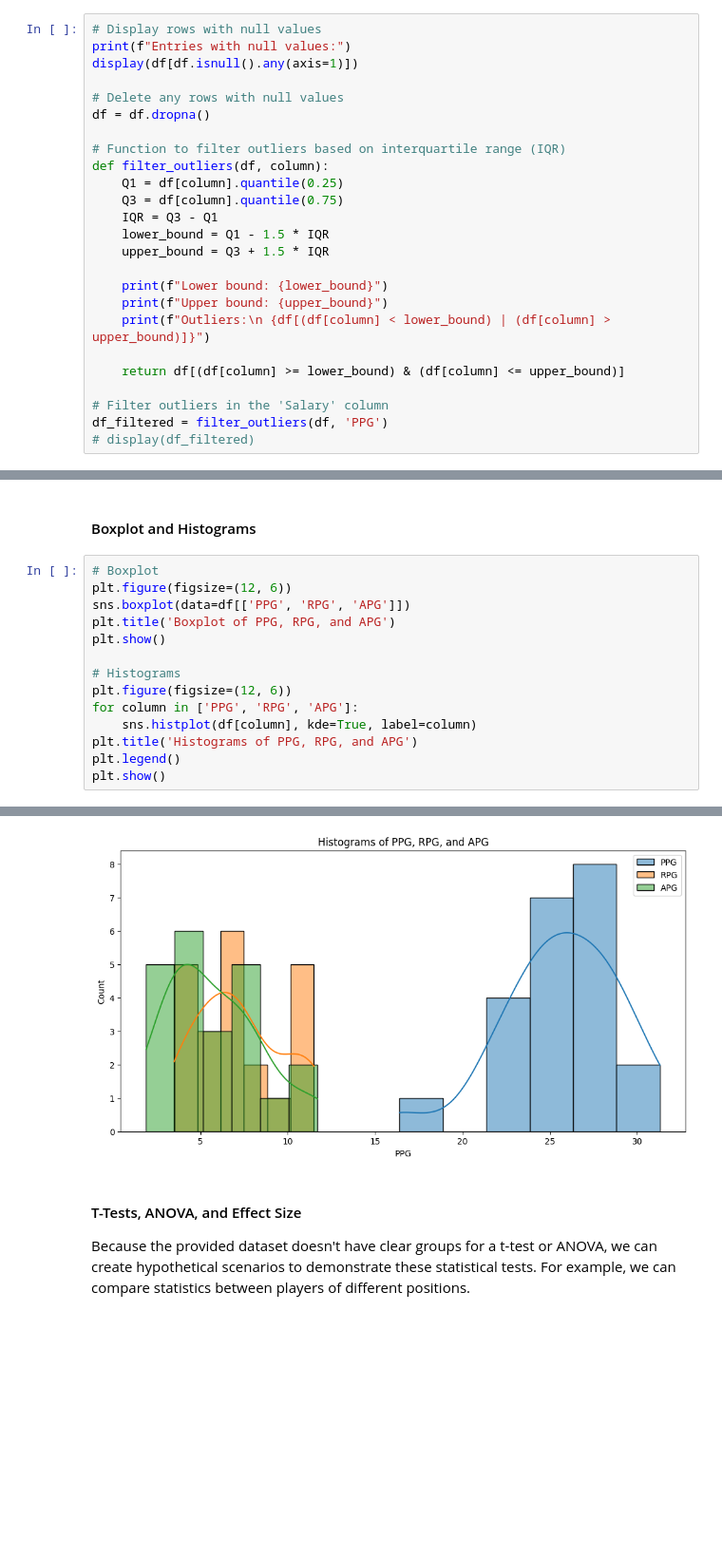
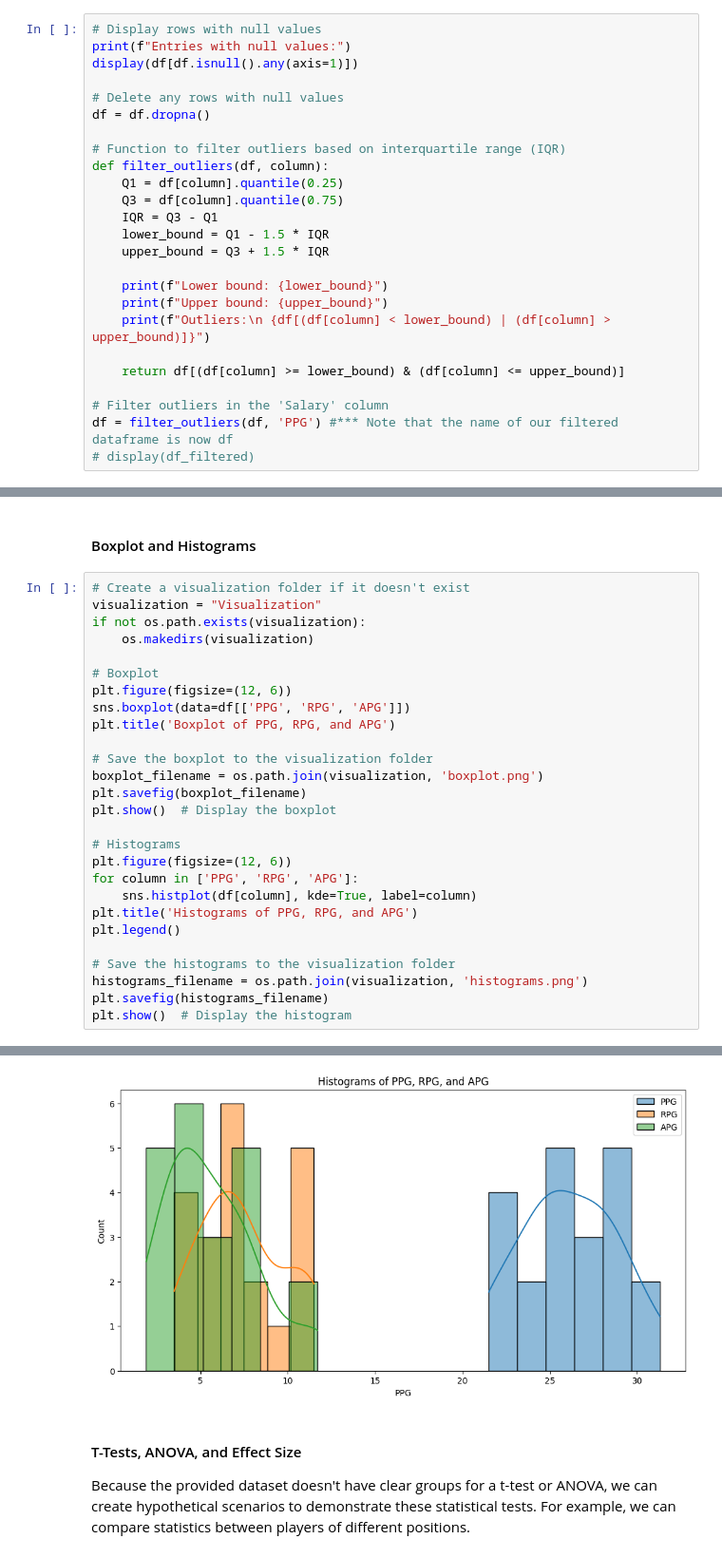
Before and after one commit to tyler-trimble/data_analysis, a Jupyter notebook: Basics_Overview.ipynb, the cells around one changed output, grey strips where cells are left out. Shown at 95% size. Saved outputs shown, nothing was run; the diff lists cells and outputs as text; blank space fills up the shorter version.

```diff
--- a/Basics_Overview.ipynb
+++ b/Basics_Overview.ipynb
@@ -201,7 +202,7 @@ def filter_outliers(df, column):
     return df[(df[column] >= lower_bound) & (df[column] <= upper_bound)]
 
 # Filter outliers in the 'Salary' column
-df_filtered = filter_outliers(df, 'PPG')
+df = filter_outliers(df, 'PPG') #*** Note that the name of our filtered dataframe is now df
 # display(df_filtered)
 # %% [output]
 Entries with null values:
@@ -230,22 +231,35 @@ Correlation Matrix:
 # %% [markdown]
 #### Boxplot and Histograms
 # %%
+# Create a visualization folder if it doesn't exist
+visualization = "Visualization"
+if not os.path.exists(visualization):
+    os.makedirs(visualization)
+
 # Boxplot
 plt.figure(figsize=(12, 6))
 sns.boxplot(data=df[['PPG', 'RPG', 'APG']])
 plt.title('Boxplot of PPG, RPG, and APG')
-plt.show()
+
+# Save the boxplot to the visualization folder
+boxplot_filename = os.path.join(visualization, 'boxplot.png')
+plt.savefig(boxplot_filename)
+plt.show()  # Display the boxplot
 
 # Histograms
 plt.figure(figsize=(12, 6))
 for column in ['PPG', 'RPG', 'APG']:
     sns.histplot(df[column], kde=True, label=column)
 plt.title('Histograms of PPG, RPG, and APG')
 plt.legend()
-plt.show()
+
+# Save the histograms to the visualization folder
+histograms_filename = os.path.join(visualization, 'histograms.png')
+plt.savefig(histograms_filename)
+plt.show()  # Display the histogram
 # %% [output]
 [figure]
-[figure, old version]
+[figure, new version]
 # %% [markdown]
 #### T-Tests, ANOVA, and Effect Size
 Because the provided dataset doesn't have clear groups for a t-test or ANOVA, we can create hypothetical scenarios to demonstrate these statistical tests. For example, we can compare statistics between players of different positions.
```
Also changed, not shown: parts of 5 cells of this notebook, 2 other files.
